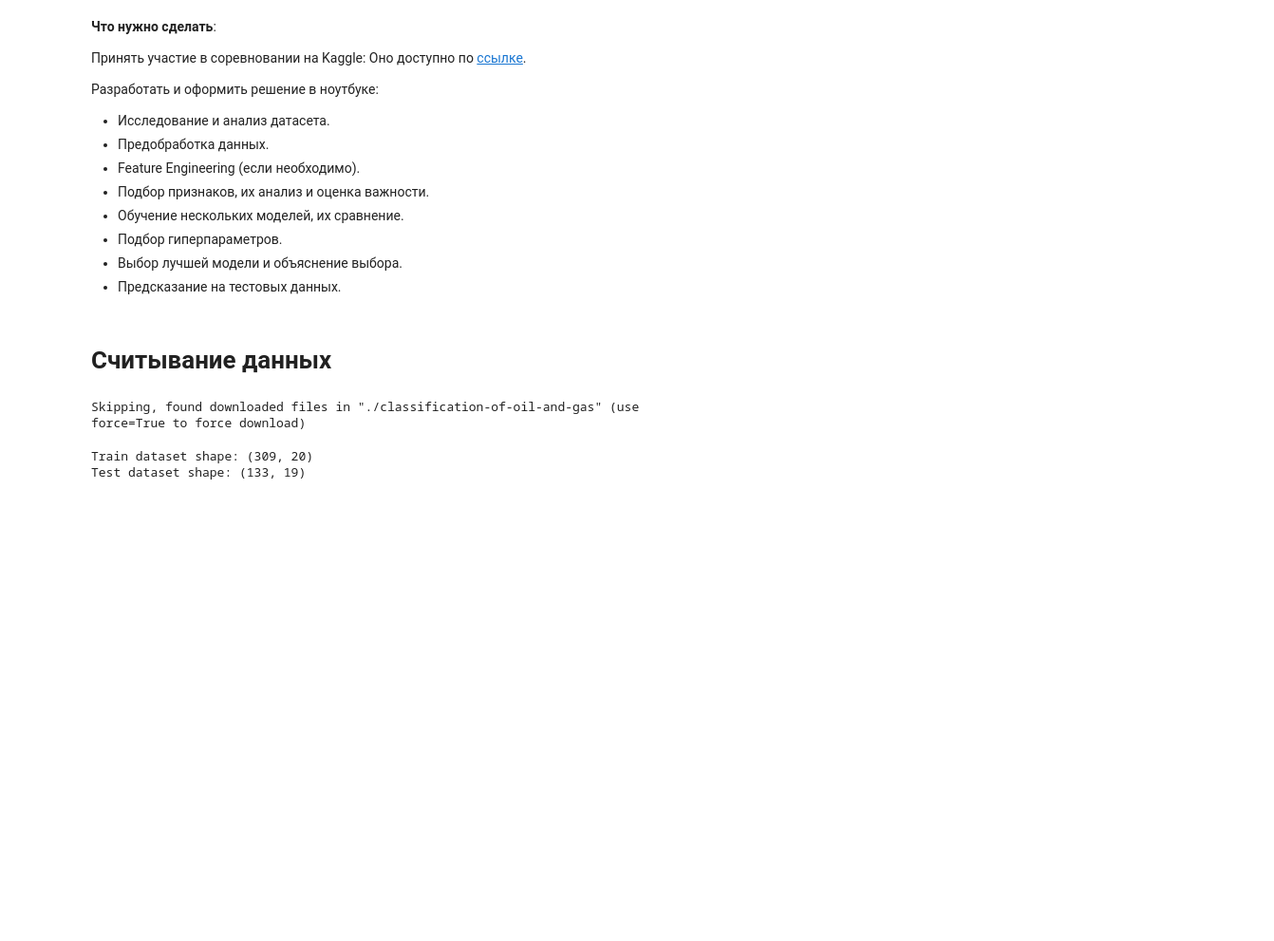
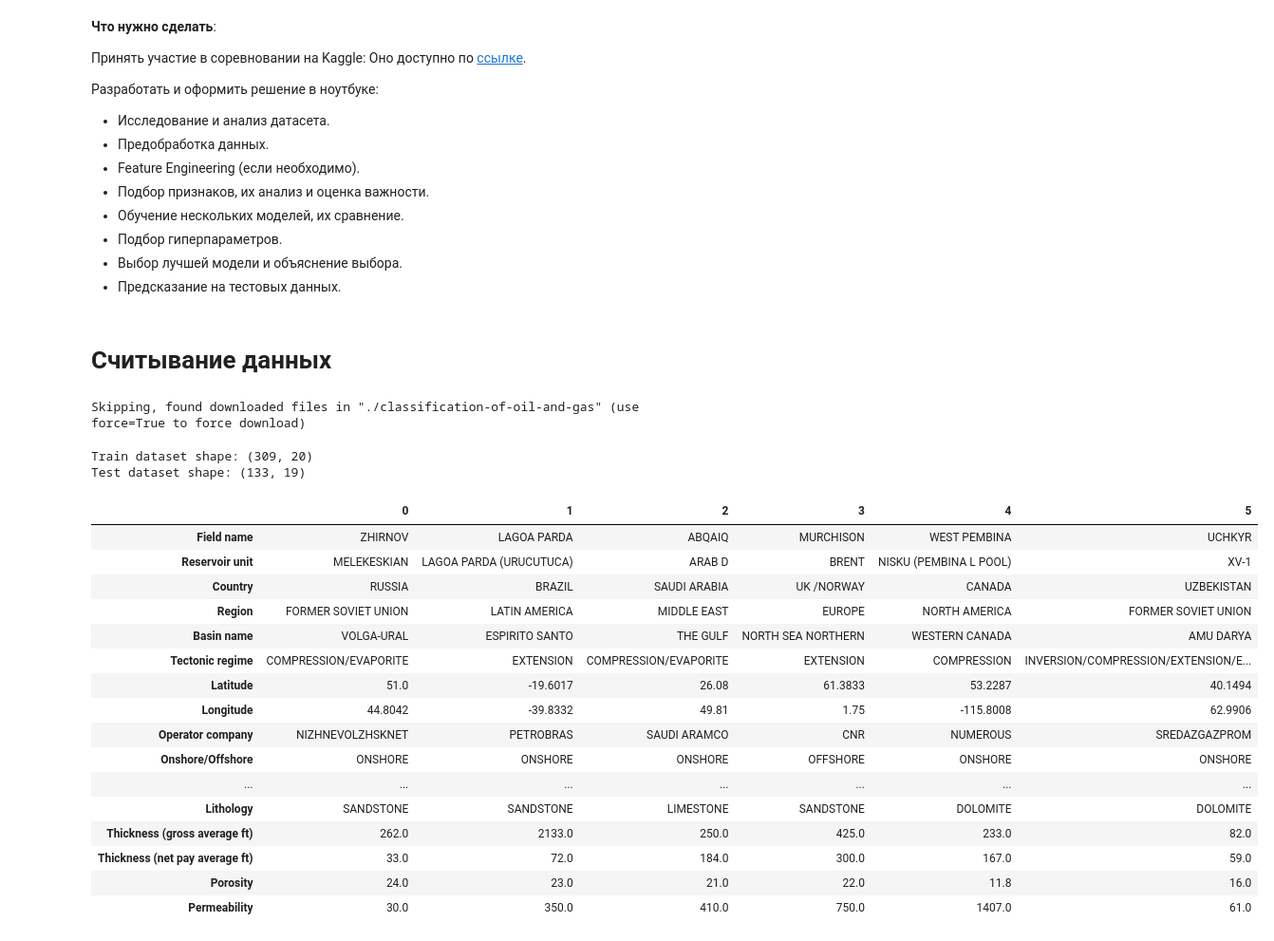
Before and after one commit to iTonyJah/DataScience, a Jupyter notebook: Edu/classical_ml/Oil_and_Gas_Field_Development_DZ_3.ipynb, the cells around one changed output. Shown at 95% size. Saved outputs shown, nothing was run; the diff lists cells and outputs as text; code cells hidden in the pictures; blank space fills up the shorter version.

```diff
--- a/Edu/classical_ml/Oil_and_Gas_Field_Development_DZ_3.ipynb
+++ b/Edu/classical_ml/Oil_and_Gas_Field_Development_DZ_3.ipynb
@@ -69,3 +68,24 @@ print(f"Test dataset shape: {test.shape}")
 # %% [output]
 Train dataset shape: (309, 20)
 Test dataset shape: (133, 19)
+# %%
+# Посмотрим как выглядят данные, транспониируем таблицу для удобства просмотра
+train.head(6).T
+# %% [output]
+|  | 0 | 1 | 2 | 3 | 4 | 5 |
+| Field name | ZHIRNOV | LAGOA PARDA | ABQAIQ | MURCHISON | WEST PEMBINA | UCHKYR |
+| Reservoir unit | MELEKESKIAN | LAGOA PARDA (URUCUTUCA) | ARAB D | BRENT | NISKU (PEMBINA L POOL) | XV-1 |
+| Country | RUSSIA | BRAZIL | SAUDI ARABIA | UK /NORWAY | CANADA | UZBEKISTAN |
+| Region | FORMER SOVIET UNION | LATIN AMERICA | MIDDLE EAST | EUROPE | NORTH AMERICA | FORMER SOVIET UNION |
+| Basin name | VOLGA-URAL | ESPIRITO SANTO | THE GULF | NORTH SEA NORTHERN | WESTERN CANADA | AMU DARYA |
+| Tectonic regime | COMPRESSION/EVAPORITE | EXTENSION | COMPRESSION/EVAPORITE | EXTENSION | COMPRESSION | INVERSION/COMPRESSION/EXTENSION/E... |
+| Latitude | 51.0 | -19.6017 | 26.08 | 61.3833 | 53.2287 | 40.1494 |
+| Longitude | 44.8042 | -39.8332 | 49.81 | 1.75 | -115.8008 | 62.9906 |
+| Operator company | NIZHNEVOLZHSKNET | PETROBRAS | SAUDI ARAMCO | CNR | NUMEROUS | SREDAZGAZPROM |
+| Onshore/Offshore | ONSHORE | ONSHORE | ONSHORE | OFFSHORE | ONSHORE | ONSHORE |
+| ... | ... | ... | ... | ... | ... | ... |
+| Lithology | SANDSTONE | SANDSTONE | LIMESTONE | SANDSTONE | DOLOMITE | DOLOMITE |
+| Thickness (gross average ft) | 262.0 | 2133.0 | 250.0 | 425.0 | 233.0 | 82.0 |
+| Thickness (net pay average ft) | 33.0 | 72.0 | 184.0 | 300.0 | 167.0 | 59.0 |
+| Porosity | 24.0 | 23.0 | 21.0 | 22.0 | 11.8 | 16.0 |
+| Permeability | 30.0 | 350.0 | 410.0 | 750.0 | 1407.0 | 61.0 |
```
Also changed, not shown: parts of 9 cells of this notebook, 2 other files.
